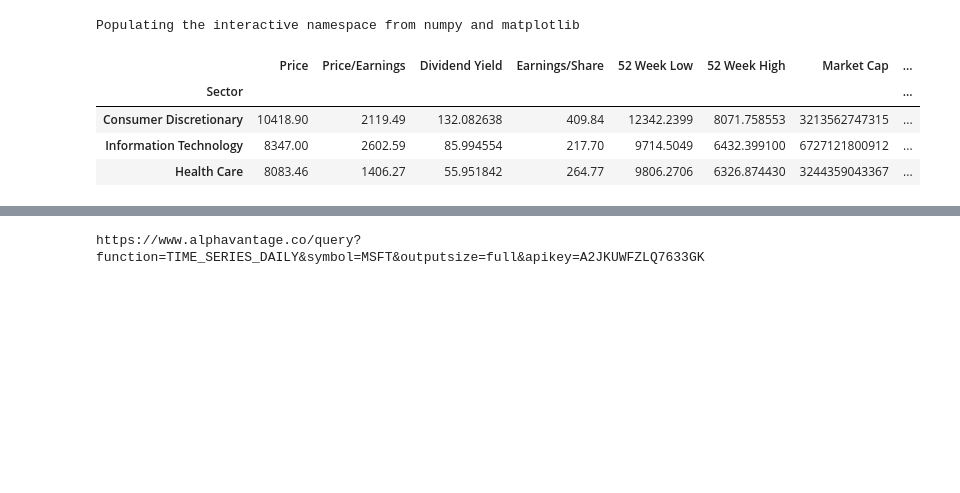
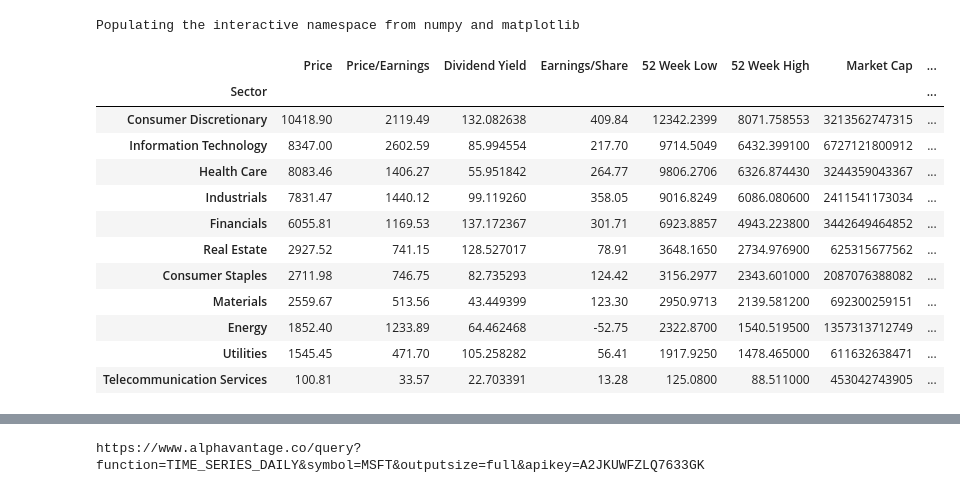
Before and after one commit to wissemeddine/data_wizards, a Jupyter notebook: Historical S and P 500 Stock Analysis.ipynb, the cells around one changed output, grey strips where cells are left out. Drawn from its saved outputs; the diff is of its cells as text; code cells hidden in the pictures; blank space fills up the shorter version.

```diff
--- a/Historical S and P 500 Stock Analysis.ipynb
+++ b/Historical S and P 500 Stock Analysis.ipynb
@@ -28,24 +31,32 @@ Populating the interactive namespace from numpy and matplotlib
 # %%
 # determine the top companies from datahub stock cli
 data_url = "https://datahub.io/core/s-and-p-500-companies-financials/r/constituents-financials.csv"
 datahub_df = pd.read_csv(data_url) # raw_df
 
 # sector data - RKY: why do we use .sum() instead of .mean() here?
 sector_df = datahub_df.groupby("Sector").sum()
 
 
 #sorts the sectors and shows the three largest according to price...
 # It is very important to note that calling this nlargest method creates a new DataFrame.
 # This is important because groupby data is harder to access, manipulate, output in my (RKY) opinion than DataFrames.
-most_price_df = sector_df.nlargest(3, 'Price')
+most_price_df = sector_df.nlargest( 11,'Price')
 
 display(most_price_df)
 # %% [output]
 |  | Price | Price/Earnings | Dividend Yield | Earnings/Share | 52 Week Low | 52 Week High | Market Cap | ... |
 | Sector |  |  |  |  |  |  |  | ... |
 | Consumer Discretionary | 10418.90 | 2119.49 | 132.082638 | 409.84 | 12342.2399 | 8071.758553 | 3213562747315 | ... |
 | Information Technology | 8347.00 | 2602.59 | 85.994554 | 217.70 | 9714.5049 | 6432.399100 | 6727121800912 | ... |
 | Health Care | 8083.46 | 1406.27 | 55.951842 | 264.77 | 9806.2706 | 6326.874430 | 3244359043367 | ... |
+| Industrials | 7831.47 | 1440.12 | 99.119260 | 358.05 | 9016.8249 | 6086.080600 | 2411541173034 | ... |
+| Financials | 6055.81 | 1169.53 | 137.172367 | 301.71 | 6923.8857 | 4943.223800 | 3442649464852 | ... |
+| Real Estate | 2927.52 | 741.15 | 128.527017 | 78.91 | 3648.1650 | 2734.976900 | 625315677562 | ... |
+| Consumer Staples | 2711.98 | 746.75 | 82.735293 | 124.42 | 3156.2977 | 2343.601000 | 2087076388082 | ... |
+| Materials | 2559.67 | 513.56 | 43.449399 | 123.30 | 2950.9713 | 2139.581200 | 692300259151 | ... |
+| Energy | 1852.40 | 1233.89 | 64.462468 | -52.75 | 2322.8700 | 1540.519500 | 1357313712749 | ... |
+| Utilities | 1545.45 | 471.70 | 105.258282 | 56.41 | 1917.9250 | 1478.465000 | 611632638471 | ... |
+| Telecommunication Services | 100.81 | 33.57 | 22.703391 | 13.28 | 125.0800 | 88.511000 | 453042743905 | ... |
 # %%
 # whichever sectors have the highest market cap will shown following the call below.
 
```
Also changed, not shown: parts of 4 cells of this notebook.
